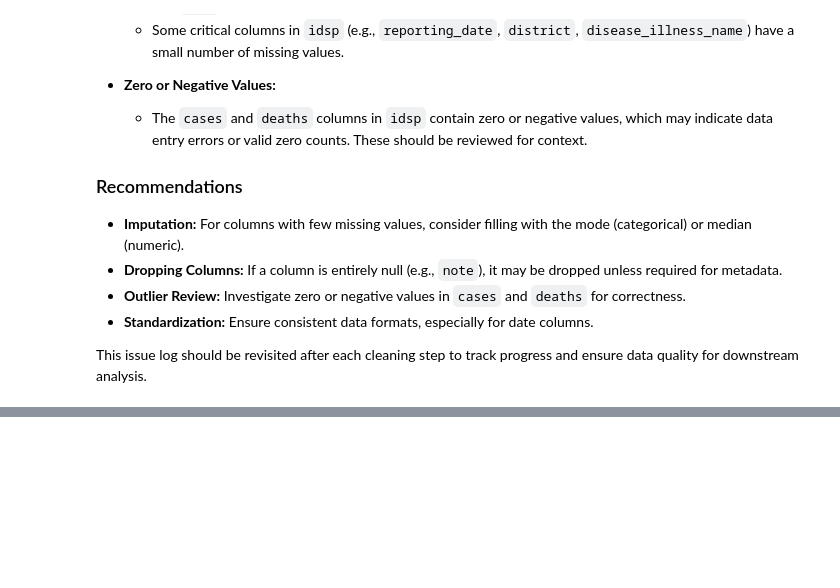
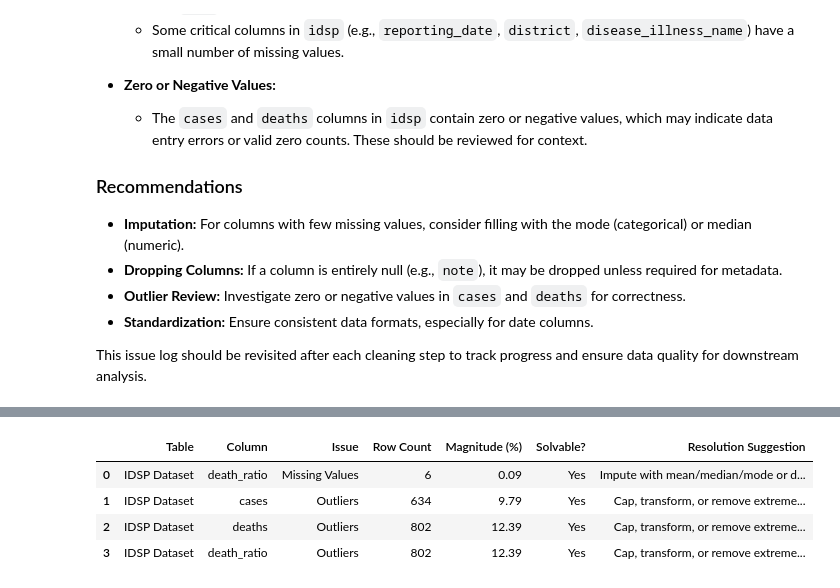
Before and after one commit to sadiqhasanrupani/airpure-innovations-market-analysis, a Jupyter notebook: notebooks/01_data_cleaning.ipynb, the cells around one changed output, grey strips where cells are left out. Saved outputs shown, nothing was run; the diff lists cells and outputs as text; code cells hidden in the pictures; blank space fills up the shorter version.

```diff
--- a/notebooks/01_data_cleaning.ipynb
+++ b/notebooks/01_data_cleaning.ipynb
@@ -386,0 +542,18 @@ for name, df in datasets.items():
+# %%
+import sys
+import os
+
+# Add the parent directory to sys.path so 'src' can be imported
+sys.path.append(os.path.abspath(os.path.join(os.getcwd(), '..')))
+
+from src.utils.lib import detailed_data_quality_report
+
+if 'aqi_df' in globals() and 'idsp_df' in globals():
+	final_aqi_report = detailed_data_quality_report(aqi_df, "AQI Dataset")
+	final_idsp_report = detailed_data_quality_report(idsp_df, "IDSP Dataset")
+
+	display(final_aqi_report)
+	display(final_idsp_report)
+else:
+	print("Please run the earlier cells to define 'aqi_df' and 'idsp_df' before running this cell.")
+# %% [output]
@@ -386,0 +564,5 @@ for name, df in datasets.items():
+|  | Table | Column | Issue | Row Count | Magnitude (%) | Solvable? | Resolution Suggestion |
+| 0 | IDSP Dataset | death_ratio | Missing Values | 6 | 0.09 | Yes | Impute with mean/median/mode or d... |
+| 1 | IDSP Dataset | cases | Outliers | 634 | 9.79 | Yes | Cap, transform, or remove extreme... |
+| 2 | IDSP Dataset | deaths | Outliers | 802 | 12.39 | Yes | Cap, transform, or remove extreme... |
+| 3 | IDSP Dataset | death_ratio | Outliers | 802 | 12.39 | Yes | Cap, transform, or remove extreme... |
```
Also changed, not shown: parts of 9 cells of this notebook, 4 other files.
